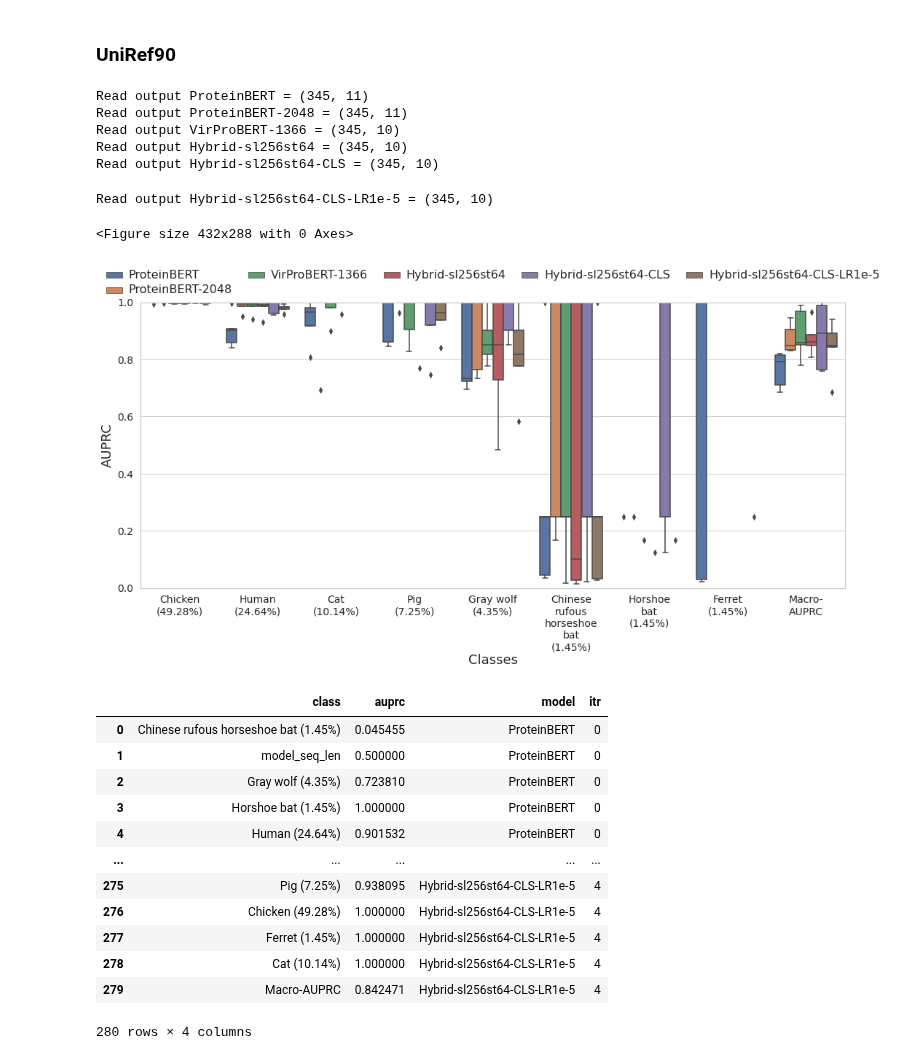
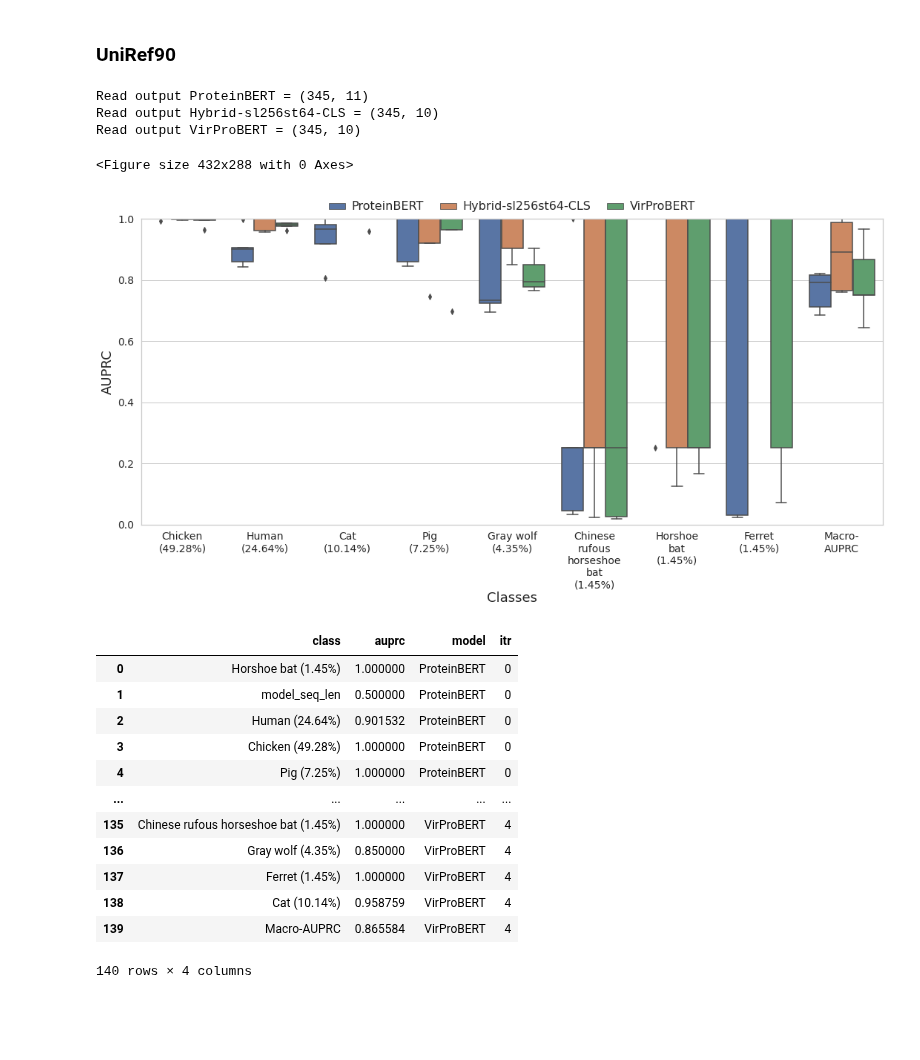
Before and after one commit to NSF-COMPASS-Center/HAVEN, a Jupyter notebook: src/jupyter_notebooks/results-analysis/coronaviridae/coronaviridae_s_prot_uniprot_and_uniref90_embl_auprc_analysis.ipynb, the cells around one changed output. Drawn from its saved outputs; the diff is of its cells as text; code cells hidden in the pictures; blank space fills up the shorter version.

```diff
--- a/src/jupyter_notebooks/results-analysis/coronaviridae/coronaviridae_s_prot_uniprot_and_uniref90_embl_auprc_analysis.ipynb
+++ b/src/jupyter_notebooks/results-analysis/coronaviridae/coronaviridae_s_prot_uniprot_and_uniref90_embl_auprc_analysis.ipynb
@@ -120,7 +120,7 @@ def class_wise_auprc_analysis(output_filepaths, classes, figure_output_filepath=
     sns.move_legend(ax, "lower center", bbox_to_anchor=(.5, 1), ncol=5, title=None, frameon=False)
     plt.setp(ax.get_legend().get_texts(), fontsize=16)
     visualization_utils.wrap_ticklabels(ax, axis="x")
-    # visualization_utils.view(figure_output_filepath)
+    visualization_utils.view(figure_output_filepath)
     plt.show()
     return auprc_results_df
 # %% [markdown]
@@ -165,35 +164,33 @@ Read output Hybrid-sl256st64-CLS = (1785, 10)
 
 file_paths = {
     "ProteinBERT": os.path.join(os.getcwd(), "..","..", "..", "..", "output/raw/coronaviridae_s_prot_uniref90_embl_vertebrates_t0.01_c8/20240902/host_multi/proteinbert/uniref90_cov_s_prot_embl_hosts/finetune_prediction_results_20240902_222843.csv"),
-    "ProteinBERT-2048": os.path.join(os.getcwd(), "..","..", "..", "..", "output/raw/coronaviridae_s_prot_uniref90_embl_vertebrates_t0.01_c8/20240902/host_multi/proteinbert/uniref90_cov_s_prot_embl_hosts/finetune_prediction_results_20240903_140312.csv"),
-    "VirProBERT-1366": os.path.join(os.getcwd(), "..","..", "..", "..", "output/raw/coronaviridae_s_prot_uniref90_embl_vertebrates_t0.01_c8/20240320/fine_tuning/host_prediction/multi/mlm_tfenc_l6_h8_lr1e-4_uniref90_coronaviridae_s_msl1366_host_prediction_fnn_2l_d1024_lr1e-4_output.csv"),
-    "Hybrid-sl256st64": os.path.join(os.getcwd(), "..","..", "..", "..", "output/raw/coronaviridae_s_prot_uniref90_embl_vertebrates_t0.01_c8/20240828/host_multi/fine_tuning_hybrid/mlm_tfenc_l6_h8_lr1e-4_uniref90viridae_msl256b512_ae_bn_vs30_s64_hybrid_attention_s64_fnn_2l_d1024_lr1e-4_output.csv"),
+    #"ProteinBERT-2048": os.path.join(os.getcwd(), "..","..", "..", "..", "output/raw/coronaviridae_s_prot_uniref90_embl_vertebrates_t0.01_c8/20240902/host_multi/proteinbert/uniref90_cov_s_prot_embl_hosts/finetune_prediction_results_20240903_140312.csv"),
+    #"VirProBERT-1366": os.path.join(os.getcwd(), "..","..", "..", "..", "output/raw/coronaviridae_s_prot_uniref90_embl_vertebrates_t0.01_c8/20240320/fine_tuning/host_prediction/multi/mlm_tfenc_l6_h8_lr1e-4_uniref90_coronaviridae_s_msl1366_host_prediction_fnn_2l_d1024_lr1e-4_output.csv"),
+    #"Hybrid-sl256st64": os.path.join(os.getcwd(), "..","..", "..", "..", "output/raw/coronaviridae_s_prot_uniref90_embl_vertebrates_t0.01_c8/20240828/host_multi/fine_tuning_hybrid/mlm_tfenc_l6_h8_lr1e-4_uniref90viridae_msl256b512_ae_bn_vs30_s64_hybrid_attention_s64_fnn_2l_d1024_lr1e-4_output.csv"),
     "Hybrid-sl256st64-CLS": os.path.join(os.getcwd(), "..","..", "..", "..", "output/raw/coronaviridae_s_prot_uniref90_embl_vertebrates_t0.01_c8/20240828/host_multi/fine_tuning_hybrid_cls/mlm_tfenc_l6_h8_lr1e-4_uniref90viridae_msl256b512_ae_bn_vs30cls_s64_hybrid_attention_s64_fnn_2l_d1024_lr1e-4_output.csv"),
-    "Hybrid-sl256st64-CLS-LR1e-5": os.path.join(os.getcwd(), "..","..", "..", "..", "output/raw/coronaviridae_s_prot_uniref90_embl_vertebrates_t0.01_c8/20240909/host_multi/fine_tuning_hybrid_cls/mlm_tfenc_l6_h8_lr1e-4_uniref90viridae_vs30_hybrid_attention_msl256s64ae_bn_cls_fnn_2l_d1024_lr1e-5_output.csv"),
+    "VirProBERT": os.path.join(os.getcwd(), "..","..", "..", "..", "output/raw/coronaviridae_s_prot_uniref90_embl_vertebrates_t0.01_c8/20240909/host_multi/fine_tuning_hybrid_cls/mlm_tfenc_l6_h8_lr1e-4_uniref90viridae_vs30_hybrid_attention_msl256s64ae_bn_cls_fnn_2l_d1024_lr1e-5_output.csv"),
 }
 
 classes = ["Chicken", "Human", "Cat", "Pig", "Gray wolf", "Horshoe bat", "Ferret", "Chinese rufous horseshoe bat"]
 # %%
-class_wise_auprc_analysis(file_paths, classes)
+class_wise_auprc_analysis(file_paths, classes,
+                         figure_output_filepath=os.path.join(os.getcwd(), "..", "..", "..", "..", f"output/visualization/temp_new/host_multi_cov_s_uniref90_auprc_boxplot.pdf"))
 # %% [output]
 Read output ProteinBERT = (345, 11)
-Read output ProteinBERT-2048 = (345, 11)
-Read output VirProBERT-1366 = (345, 10)
-Read output Hybrid-sl256st64 = (345, 10)
 Read output Hybrid-sl256st64-CLS = (345, 10)
+Read output VirProBERT = (345, 10)
-Read output Hybrid-sl256st64-CLS-LR1e-5 = (345, 10)
+<Figure size 432x288 with 0 Axes>
-<Figure size 432x288 with 0 Axes>
-[figure, old version]
+[figure, new version]
 |  | class | auprc | model | itr |
-| 0 | Chinese rufous horseshoe bat (1.45%) | 0.045455 | ProteinBERT | 0 |
+| 0 | Horshoe bat (1.45%) | 1.000000 | ProteinBERT | 0 |
 | 1 | model_seq_len | 0.500000 | ProteinBERT | 0 |
-| 2 | Gray wolf (4.35%) | 0.723810 | ProteinBERT | 0 |
-| 3 | Horshoe bat (1.45%) | 1.000000 | ProteinBERT | 0 |
-| 4 | Human (24.64%) | 0.901532 | ProteinBERT | 0 |
+| 2 | Human (24.64%) | 0.901532 | ProteinBERT | 0 |
+| 3 | Chicken (49.28%) | 1.000000 | ProteinBERT | 0 |
+| 4 | Pig (7.25%) | 1.000000 | ProteinBERT | 0 |
 | ... | ... | ... | ... | ... |
-| 275 | Pig (7.25%) | 0.938095 | Hybrid-sl256st64-CLS-LR1e-5 | 4 |
-| 276 | Chicken (49.28%) | 1.000000 | Hybrid-sl256st64-CLS-LR1e-5 | 4 |
-| 277 | Ferret (1.45%) | 1.000000 | Hybrid-sl256st64-CLS-LR1e-5 | 4 |
-| 278 | Cat (10.14%) | 1.000000 | Hybrid-sl256st64-CLS-LR1e-5 | 4 |
-| 279 | Macro-AUPRC | 0.842471 | Hybrid-sl256st64-CLS-LR1e-5 | 4 |
+| 135 | Chinese rufous horseshoe bat (1.45%) | 1.000000 | VirProBERT | 4 |
+| 136 | Gray wolf (4.35%) | 0.850000 | VirProBERT | 4 |
+| 137 | Ferret (1.45%) | 1.000000 | VirProBERT | 4 |
+| 138 | Cat (10.14%) | 0.958759 | VirProBERT | 4 |
+| 139 | Macro-AUPRC | 0.865584 | VirProBERT | 4 |
-280 rows × 4 columns
+140 rows × 4 columns
```
Also changed, not shown: parts of 3 cells of this notebook, 3 other files.
